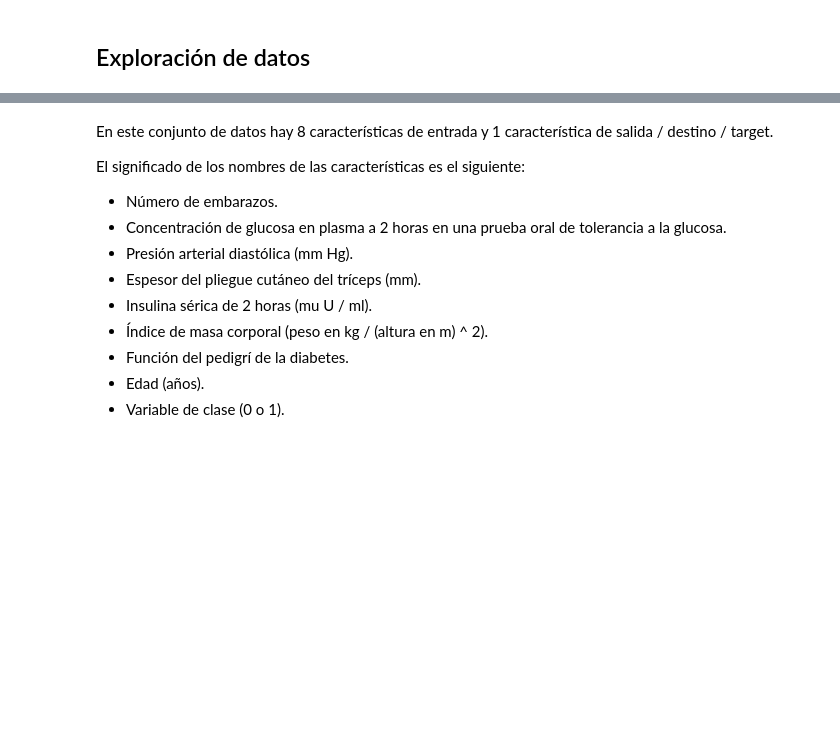
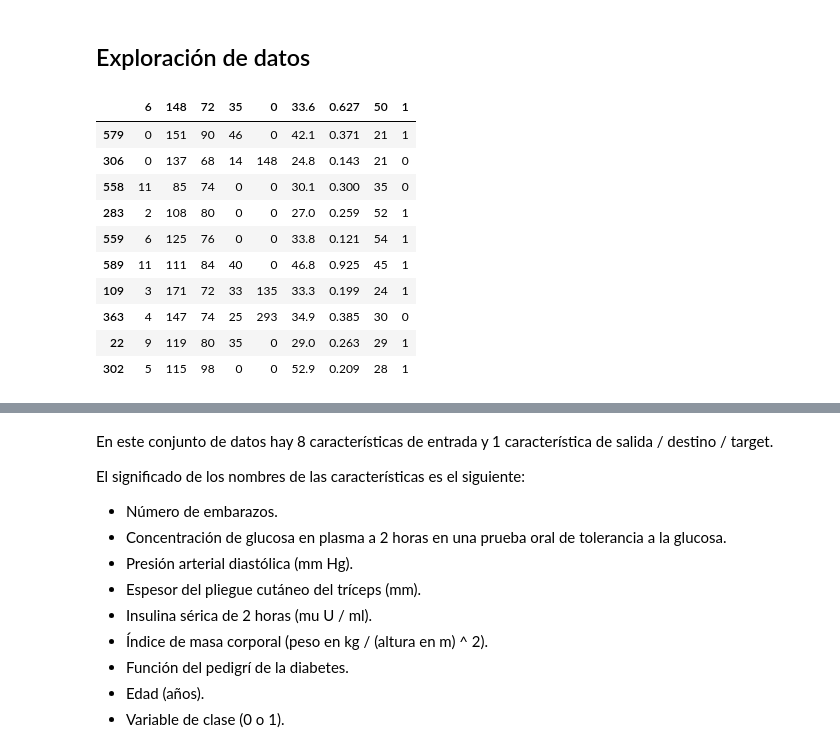
Before and after one commit to electrojam/Curso-de-Decision-Trees-y-Random-Forest-con-Python-y-scikit-learn, a Jupyter notebook: primer_random_forest.ipynb, the cells around one changed output, grey strips where cells are left out. Saved outputs shown, nothing was run; the diff lists cells and outputs as text; code cells hidden in the pictures; blank space fills up the shorter version.

```diff
--- a/primer_random_forest.ipynb
+++ b/primer_random_forest.ipynb
@@ -31,3 +31,16 @@ df_diabetes
 ## Exploración de datos
 # %%
 #Visualizacion del dataframe
+df_diabetes.sample(10)  # visualizamos 10 registros aleatorios del df
+# %% [output]
+|  | 6 | 148 | 72 | 35 | 0 | 33.6 | 0.627 | 50 | 1 |
+| 579 | 0 | 151 | 90 | 46 | 0 | 42.1 | 0.371 | 21 | 1 |
+| 306 | 0 | 137 | 68 | 14 | 148 | 24.8 | 0.143 | 21 | 0 |
+| 558 | 11 | 85 | 74 | 0 | 0 | 30.1 | 0.300 | 35 | 0 |
+| 283 | 2 | 108 | 80 | 0 | 0 | 27.0 | 0.259 | 52 | 1 |
+| 559 | 6 | 125 | 76 | 0 | 0 | 33.8 | 0.121 | 54 | 1 |
+| 589 | 11 | 111 | 84 | 40 | 0 | 46.8 | 0.925 | 45 | 1 |
+| 109 | 3 | 171 | 72 | 33 | 135 | 33.3 | 0.199 | 24 | 1 |
+| 363 | 4 | 147 | 74 | 25 | 293 | 34.9 | 0.385 | 30 | 0 |
+| 22 | 9 | 119 | 80 | 35 | 0 | 29.0 | 0.263 | 29 | 1 |
+| 302 | 5 | 115 | 98 | 0 | 0 | 52.9 | 0.209 | 28 | 1 |
```
Also changed, not shown: parts of 5 cells of this notebook.
